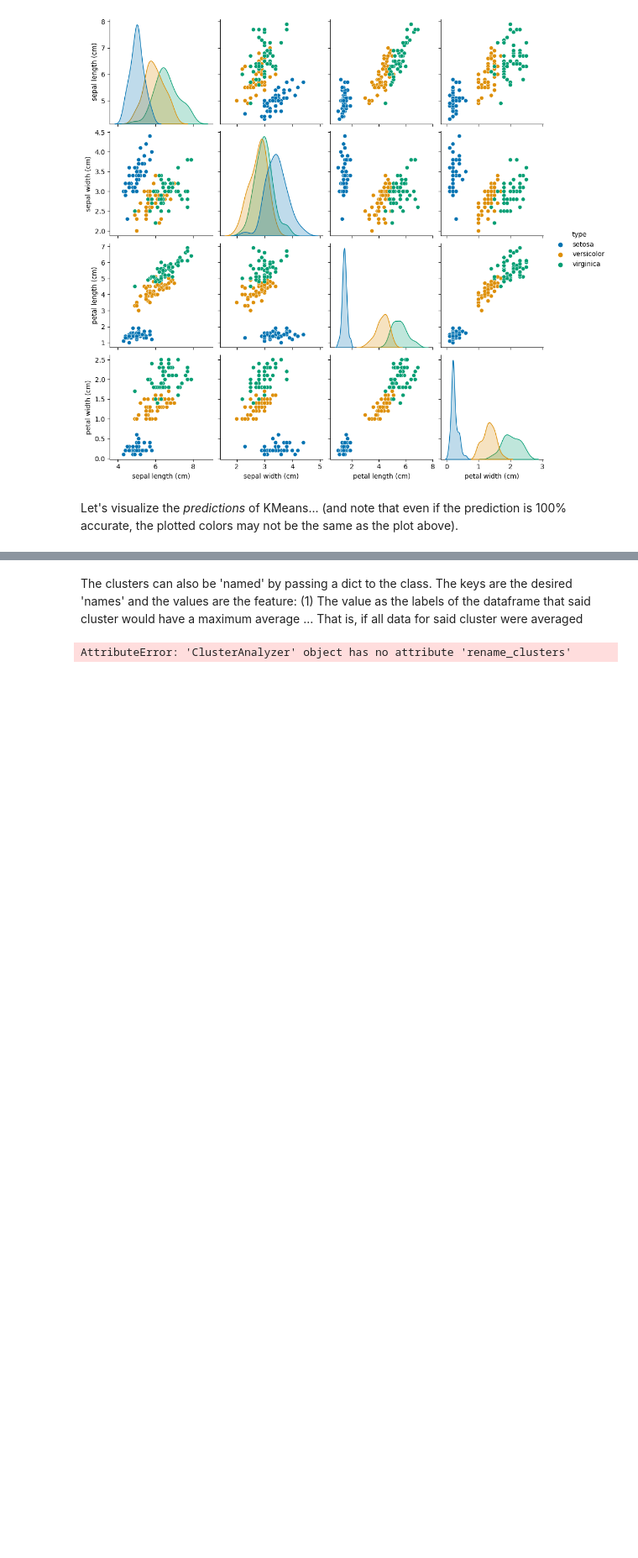
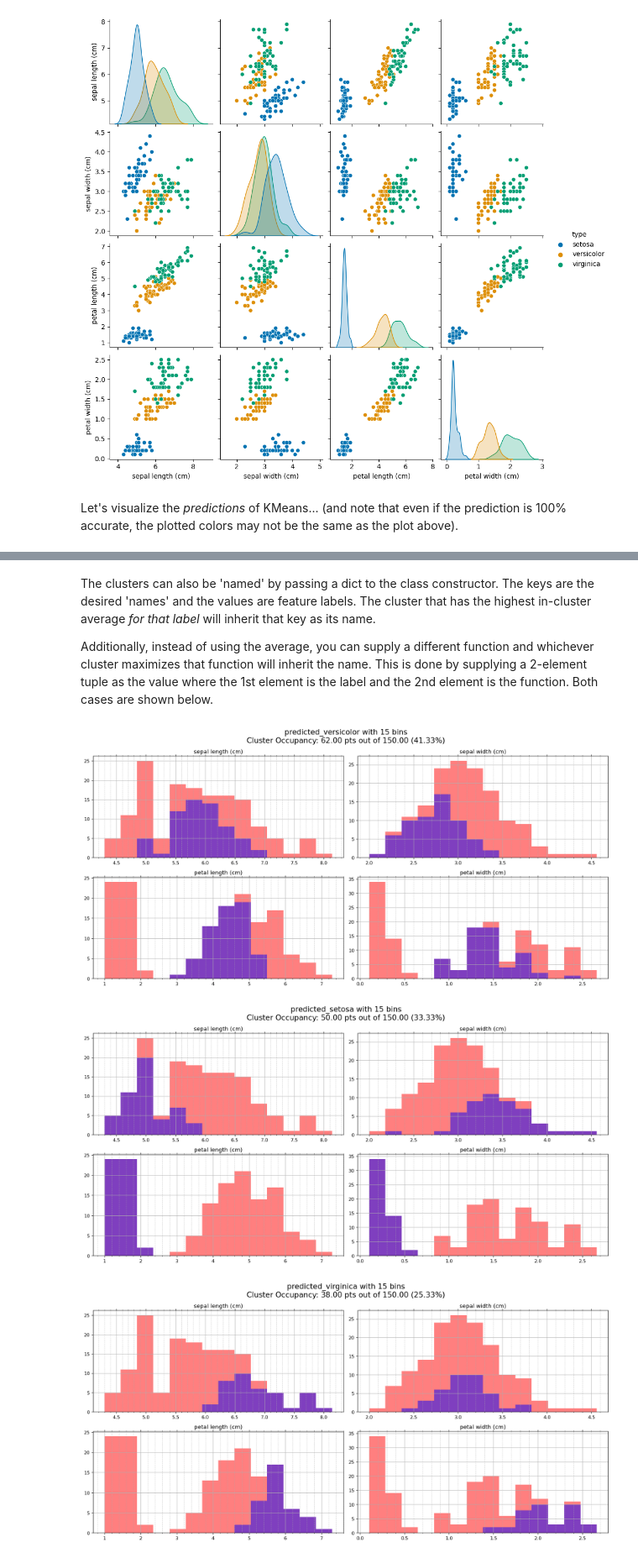
Before and after one commit to jae1018/clustervisualizer, a Jupyter notebook: clustervisualizer/examples/hard_clustering_example.ipynb, the cells around one changed output, grey strips where cells are left out. Shown at 84% size. Cells and saved outputs as stored; diff of their text form; code cells hidden in the pictures; blank space fills up the shorter version.

```diff
--- a/clustervisualizer/examples/hard_clustering_example.ipynb
+++ b/clustervisualizer/examples/hard_clustering_example.ipynb
@@ -72,36 +72,17 @@ Making the entire distribution as the background (light red), the in-cluster dis
 # %% [markdown]
-The clusters can also be 'named' by passing a dict to the class. The keys are the desired 'names' and the values are the feature:
-(1) The value
-as the labels of the dataframe that said cluster would have a maximum average ...
-That is, if all data for said cluster were averaged
+The clusters can also be 'named' by passing a dict to the class constructor. The keys are the desired 'names' and the values are feature labels. The cluster that has the highest in-cluster average *for that label* will inherit that key as its name.
+
+Additionally, instead of using the average, you can supply a different function and whichever cluster maximizes that function will inherit the name. This is done by supplying a 2-element tuple as the value where the 1st element is the label and the 2nd element is the function. Both cases are shown below.
 # %%
-clust_inst.rename_clusters({'c1':'setosa',
-                            'c0':'virginica',
-                            'c2':'versicolor'})
-
-clust_inst.hist1d(bins=20)
-
-
-
-### Do cluster analysis using ClusterAnalyzer class
-
-
-#. This dict will have
-# the 'names' as the keys and 1 of 2 options as the value ...
-#   (1) a label within the dataframe
-clust_inst = clust(
-                X,
-                preds,
-                name_clusters={
-                    'setosa': ('petal width (cm)',
-                               lambda x: -1*np.mean(x)),
-                    'virginica': 'petal length (cm)',
-                    'versicolor': ('sepal width (cm)',
-                                   lambda x: -1*np.mean(x))
-                                }
-                    )
-## Create histograms
-clust_inst.hist1d(bins=15)
-clust_inst.hist2d(bins=(10,10))
+init_names = {
+    'predicted_virginica': 'petal length (cm)',   # virginica has the highest avg in petal_length
+    'predicted_setosa': ('petal width (cm)', lambda x: -1*np.mean(x)),   # setosa has the lowest avg in petal_width
+    'predicted_versicolor': ('sepal width (cm)', lambda x: -1*np.mean(x))   # versicolor has the lowest avg in sepal_width
+             }
+clust2 = clust(X, preds,
+               name_clusters = init_names)
+clust2.hist1d(bins=15, hist_vars=fit_params)
 # %% [output]
-AttributeError: 'ClusterAnalyzer' object has no attribute 'rename_clusters'
+[figure, added]
+[figure, added]
+[figure, added]
```
Also changed, not shown: parts of 8 cells of this notebook, 1 other file.
